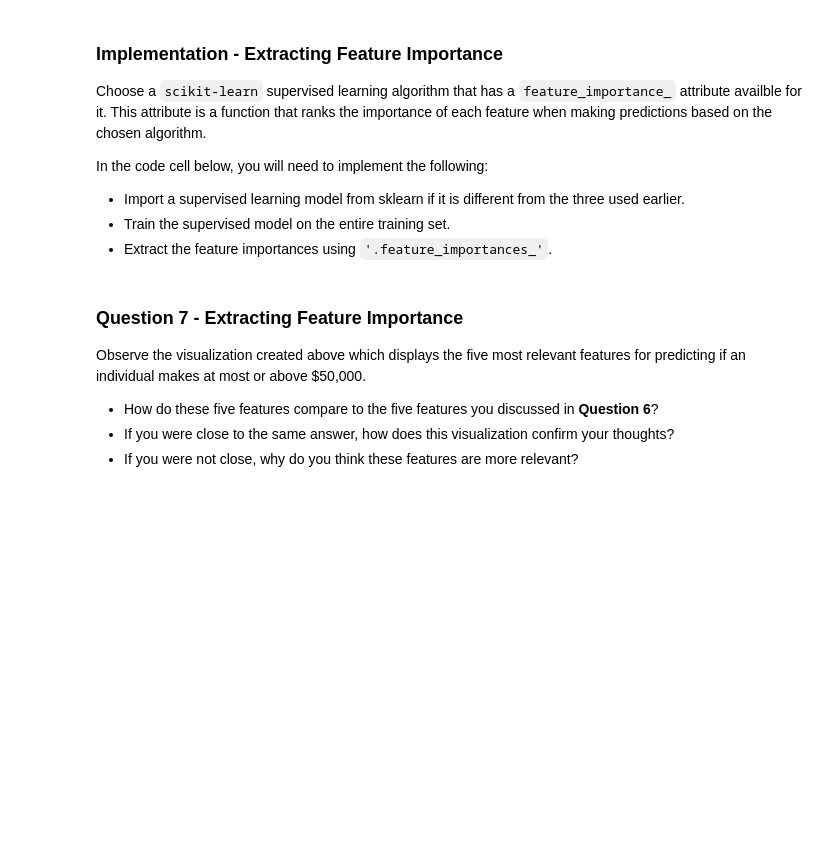
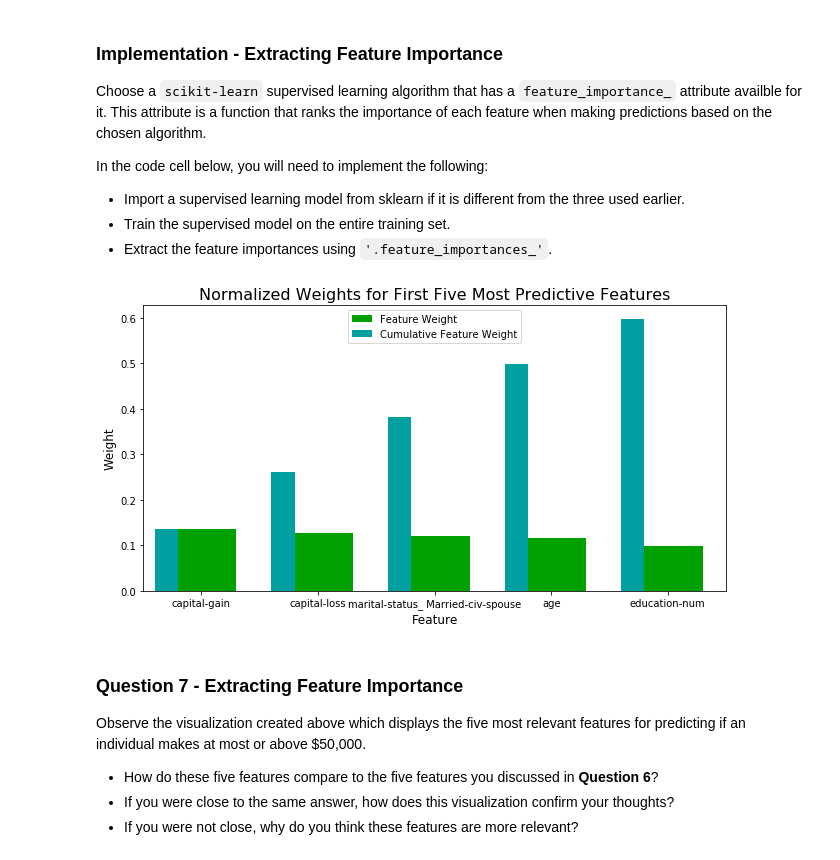
Before and after one commit to dkgupta90/machine-learning-nanodegree, a Jupyter notebook: projects/finding_donors/finding_donors.ipynb, the cells around one changed output. Saved outputs shown, nothing was run; the diff lists cells and outputs as text; code cells hidden in the pictures; blank space fills up the shorter version.

```diff
--- a/projects/finding_donors/finding_donors.ipynb
+++ b/projects/finding_donors/finding_donors.ipynb
@@ -526,15 +569,17 @@ In the code cell below, you will need to implement the following:
 # %%
 # TODO: Import a supervised learning model that has 'feature_importances_'
 
 
 # TODO: Train the supervised model on the training set using .fit(X_train, y_train)
-model = None
+model = GradientBoostingClassifier().fit(X_train, y_train)
 
 # TODO: Extract the feature importances using .feature_importances_
-importances = None
+importances = model.feature_importances_
 
 # Plot
 vs.feature_plot(importances, X_train, y_train)
+# %% [output]
+[figure, added]
 # %% [markdown]
 ### Question 7 - Extracting Feature Importance
 
```
Also changed, not shown: parts of 18 cells of this notebook.
